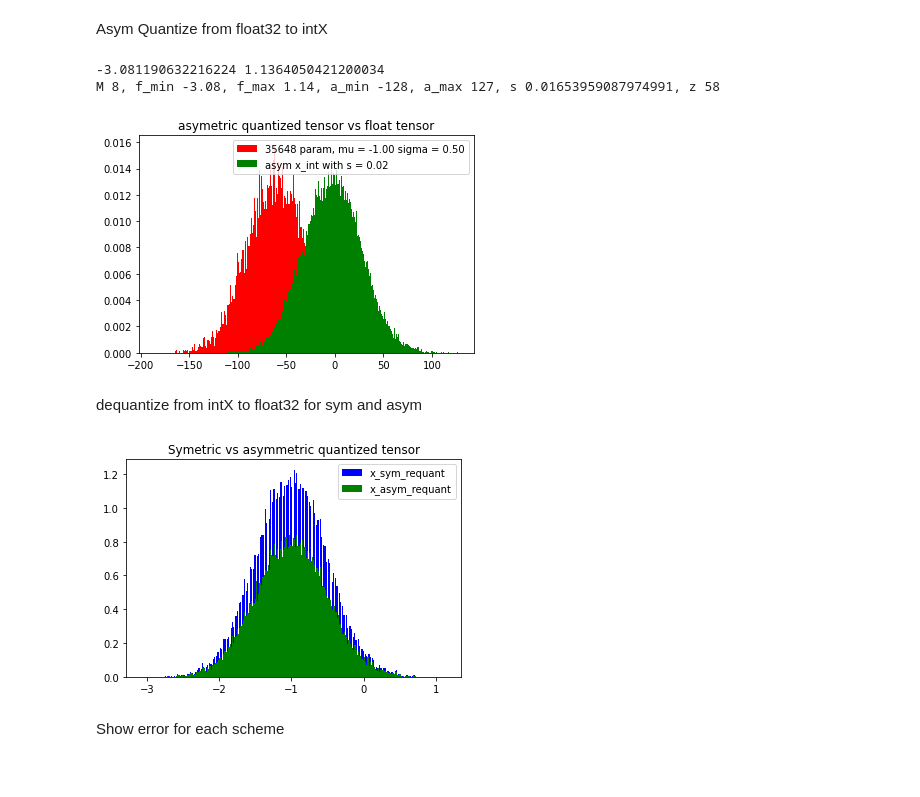
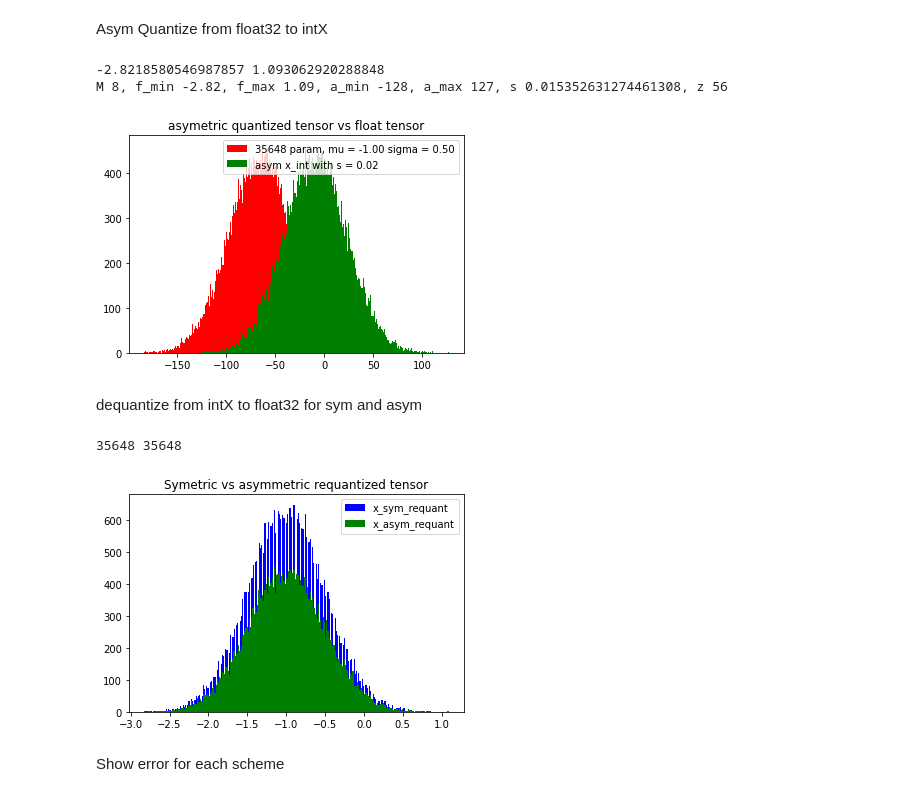
Before and after one commit to ThomasLOUIS1/The_Basics_of_NN_Quantization, a Jupyter notebook: Quant_scheme_notebook.ipynb, the cells around one changed output. Saved outputs shown, nothing was run; the diff lists cells and outputs as text; code cells hidden in the pictures.

```diff
--- a/Quant_scheme_notebook.ipynb
+++ b/Quant_scheme_notebook.ipynb
@@ -63,47 +63,49 @@ Asym Quantize from float32 to intX
 # %%
 M = M
 a_min_asym  = - pow(2,M-1)
 a_max_asym  = pow(2,M-1) - 1
 
 f_max_asym  = np.max(x_float)
 f_min_asym = np.min(x_float)
 
 print(f_min_asym, f_max_asym)
 
 s_asym = (f_max_asym - f_min_asym)/(a_max_asym - a_min_asym)
 
 z_int = - round(f_min_asym/s_asym) + a_min_asym
 
 print("M {}, f_min {:.03}, f_max {:.03}, a_min {}, a_max {}, s {}, z {}".format(M, f_min_asym, f_max_asym, a_min_asym, a_max_asym, s_asym, z_int))
 
 x_int_asym = np.clip(np.round(x_float/s_asym)+z_int, a_min_asym, a_max_asym)
 
 
 plt.title(label="asymetric quantized tensor vs float tensor")
-plt.hist(x_float/s_asym, bins=1000, density=True, label=(f"{param} param, mu = {mu:.2f} sigma = {sigma:.2f}"), color = ['red'])
-plt.hist(x_int_asym, bins=pow(2,M),  density=True, label=(f"asym x_int with s = {s_asym:.2f}"), color= ['green'])
+plt.hist(x_float/s_asym, bins=pow(2,M), label=(f"{param} param, mu = {mu:.2f} sigma = {sigma:.2f}"), color = ['red'])
+plt.hist(x_int_asym, bins=pow(2,M),   label=(f"asym x_int with s = {s_asym:.2f}"), color= ['green'])
 
 plt.legend()
 plt.show()
 # %% [output]
--3.081190632216224 1.1364050421200034
-M 8, f_min -3.08, f_max 1.14, a_min -128, a_max 127, s 0.01653959087974991, z 58
+-2.8218580546987857 1.093062920288848
+M 8, f_min -2.82, f_max 1.09, a_min -128, a_max 127, s 0.015352631274461308, z 56
-[figure, old version]
+[figure, new version]
 # %% [markdown]
 dequantize from intX to float32 for sym and asym
 # %%
 x_sym_requant = s_sym*(x_int)
 x_asym_requant = s_asym*(x_int_asym-z_int)
+print(len(x_asym_requant), len(x_sym_requant))
 
-plt.title(label="Symetric vs asymmetric quantized tensor")
-plt.hist(x_sym_requant, bins=pow(2,M),  density=True, label="x_sym_requant", color= ['blue'])
-plt.hist(x_asym_requant, bins=pow(2,M),  density=True, label="x_asym_requant", color= ['green'])
+plt.title(label="Symetric vs asymmetric requantized tensor")
+plt.hist(x_sym_requant, bins=pow(2,M), label="x_sym_requant", color= ['blue'])
+plt.hist(x_asym_requant, bins=pow(2,M), label="x_asym_requant", color= ['green'])
 
 
 plt.legend()
 plt.show()
 # %% [output]
+35648 35648
-[figure, old version]
+[figure, new version]
 # %% [markdown]
 Show error for each scheme
 # %%
```
Also changed, not shown: parts of 7 cells of this notebook, 1 other file.
